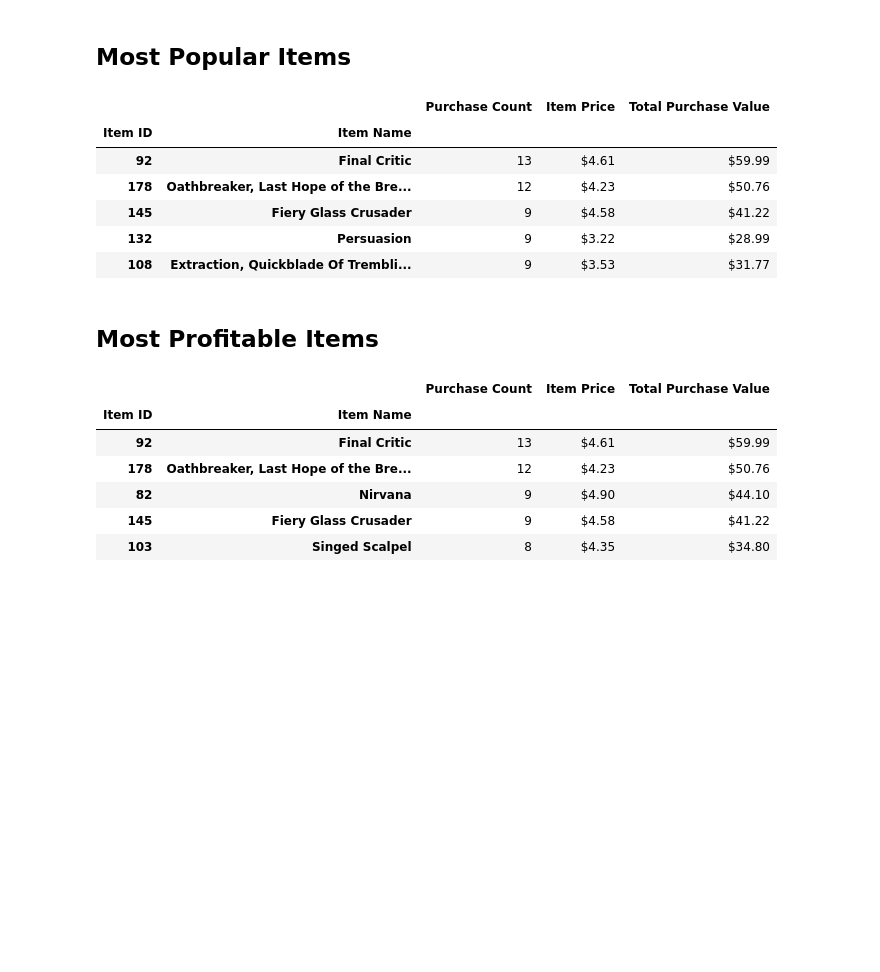
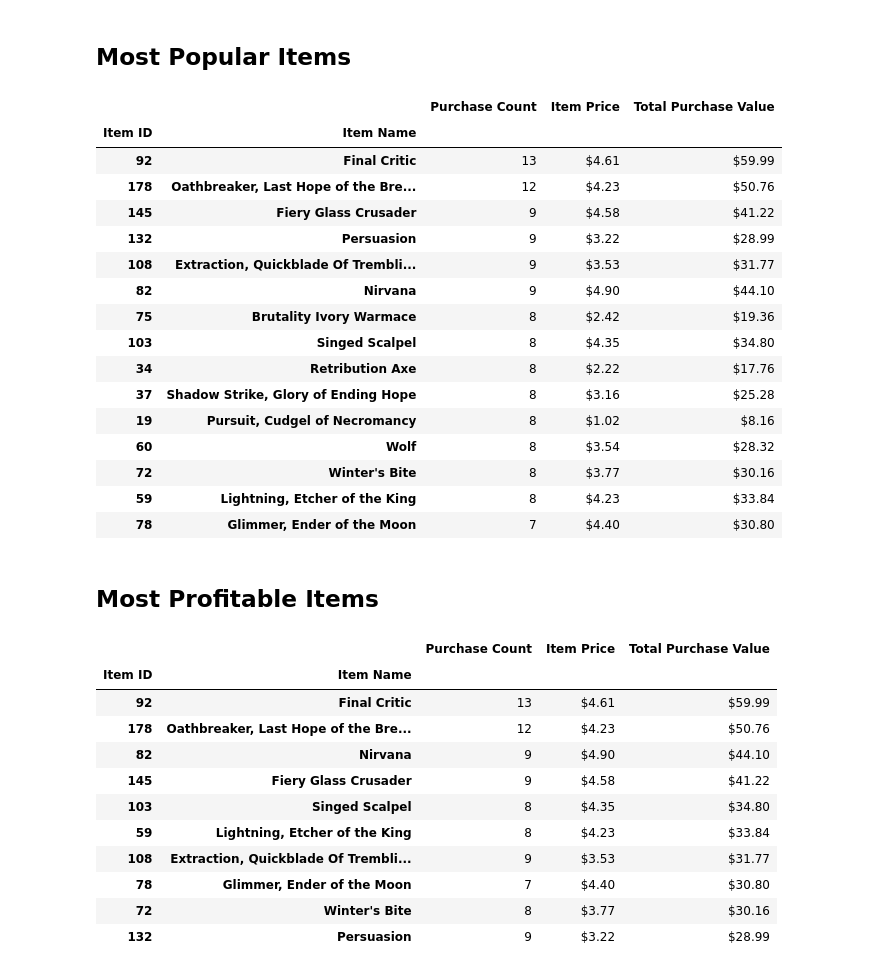
Before and after one commit to amberleeBME/pandas-challenge, a Jupyter notebook: HeroesOfPymoli/HeroesOfPymoli.ipynb, the cells around one changed output. Saved outputs shown, nothing was run; the diff lists cells and outputs as text; code cells hidden in the pictures; blank space fills up the shorter version.

```diff
--- a/HeroesOfPymoli/HeroesOfPymoli.ipynb
+++ b/HeroesOfPymoli/HeroesOfPymoli.ipynb
@@ -221,27 +227,37 @@ spenders_df.head()
 # %%
 item_group=purchase_data.groupby(["Item ID","Item Name"])
 item_total=item_group["Price"].sum()
 item_count=item_group["Purchase ID"].count()
 item_price=item_group["Price"].mean()
 item_name=item_group["Item Name"].max()
 item_p=[f"${each:.2f}" for each in item_price]
 
 items_df=pd.DataFrame({"Purchase Count":item_count,
                        "Item Price":item_p,
                        "Total Purchase Value":item_total})
 items_df=items_df.sort_values("Purchase Count",ascending=False)
 items_pop_df=items_df.copy()
 items_pop_df["Total Purchase Value"]=[f"${each:.2f}" for each in items_df["Total Purchase Value"]]
 
-items_pop_df.head()
+items_pop_df.head(15)
 # %% [output]
 |  |  | Purchase Count | Item Price | Total Purchase Value |
 | Item ID | Item Name |  |  |  |
 | 92 | Final Critic | 13 | $4.61 | $59.99 |
 | 178 | Oathbreaker, Last Hope of the Bre... | 12 | $4.23 | $50.76 |
 | 145 | Fiery Glass Crusader | 9 | $4.58 | $41.22 |
 | 132 | Persuasion | 9 | $3.22 | $28.99 |
 | 108 | Extraction, Quickblade Of Trembli... | 9 | $3.53 | $31.77 |
+| 82 | Nirvana | 9 | $4.90 | $44.10 |
+| 75 | Brutality Ivory Warmace | 8 | $2.42 | $19.36 |
+| 103 | Singed Scalpel | 8 | $4.35 | $34.80 |
+| 34 | Retribution Axe | 8 | $2.22 | $17.76 |
+| 37 | Shadow Strike, Glory of Ending Hope | 8 | $3.16 | $25.28 |
+| 19 | Pursuit, Cudgel of Necromancy | 8 | $1.02 | $8.16 |
+| 60 | Wolf | 8 | $3.54 | $28.32 |
+| 72 | Winter's Bite | 8 | $3.77 | $30.16 |
+| 59 | Lightning, Etcher of the King | 8 | $4.23 | $33.84 |
+| 78 | Glimmer, Ender of the Moon | 7 | $4.40 | $30.80 |
 # %% [markdown]
 ## Most Profitable Items
 # %%
@@ -249,7 +265,7 @@ items_df=items_df.sort_values("Total Purchase Value",ascending=False)
 items_prof_df=items_df.copy()
 items_prof_df["Total Purchase Value"]=[f"${each:.2f}" for each in items_df["Total Purchase Value"]]
 
-items_prof_df.head()
+items_prof_df.head(10)
 # %% [output]
 |  |  | Purchase Count | Item Price | Total Purchase Value |
 | Item ID | Item Name |  |  |  |
@@ -258,3 +274,8 @@ items_prof_df.head()
 | 82 | Nirvana | 9 | $4.90 | $44.10 |
 | 145 | Fiery Glass Crusader | 9 | $4.58 | $41.22 |
 | 103 | Singed Scalpel | 8 | $4.35 | $34.80 |
+| 59 | Lightning, Etcher of the King | 8 | $4.23 | $33.84 |
+| 108 | Extraction, Quickblade Of Trembli... | 9 | $3.53 | $31.77 |
+| 78 | Glimmer, Ender of the Moon | 7 | $4.40 | $30.80 |
+| 72 | Winter's Bite | 8 | $3.77 | $30.16 |
+| 132 | Persuasion | 9 | $3.22 | $28.99 |
```
Also changed, not shown: parts of 3 cells of this notebook.
